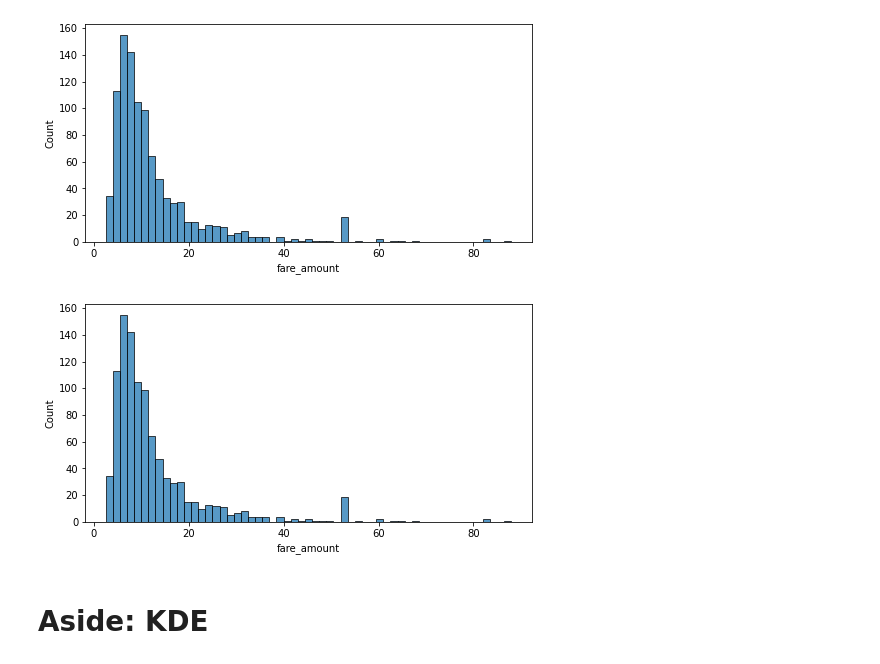
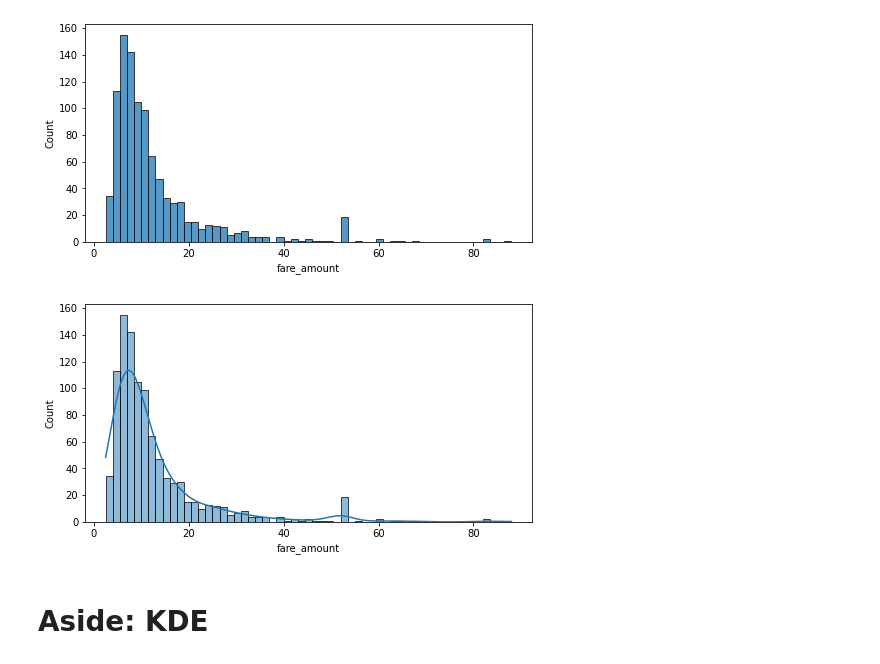
Before and after one commit to xiaoshuaicui/eods-s21, a Jupyter notebook: notebooks/eods-week03-pandas_visualization_dataexploration.ipynb, the cells around one changed output. Cells and saved outputs as stored; diff of their text form; code cells hidden in the pictures.

```diff
--- a/notebooks/eods-week03-pandas_visualization_dataexploration.ipynb
+++ b/notebooks/eods-week03-pandas_visualization_dataexploration.ipynb
@@ -1059,9 +1060,9 @@ sns.histplot(df.fare_amount,ax=ax);
 # %%
 fig,ax = plt.subplots(1,1,figsize=(8,4))
 
-sns.histplot(x='fare_amount',data=df,ax=ax);
+sns.histplot(x='fare_amount',data=df,ax=ax,kde=True);
 # %% [output]
-[figure, old version]
+[figure, new version]
 # %% [markdown]
 # Aside: KDE
 # %% [markdown]
```
Also changed, not shown: parts of 11 cells of this notebook.
